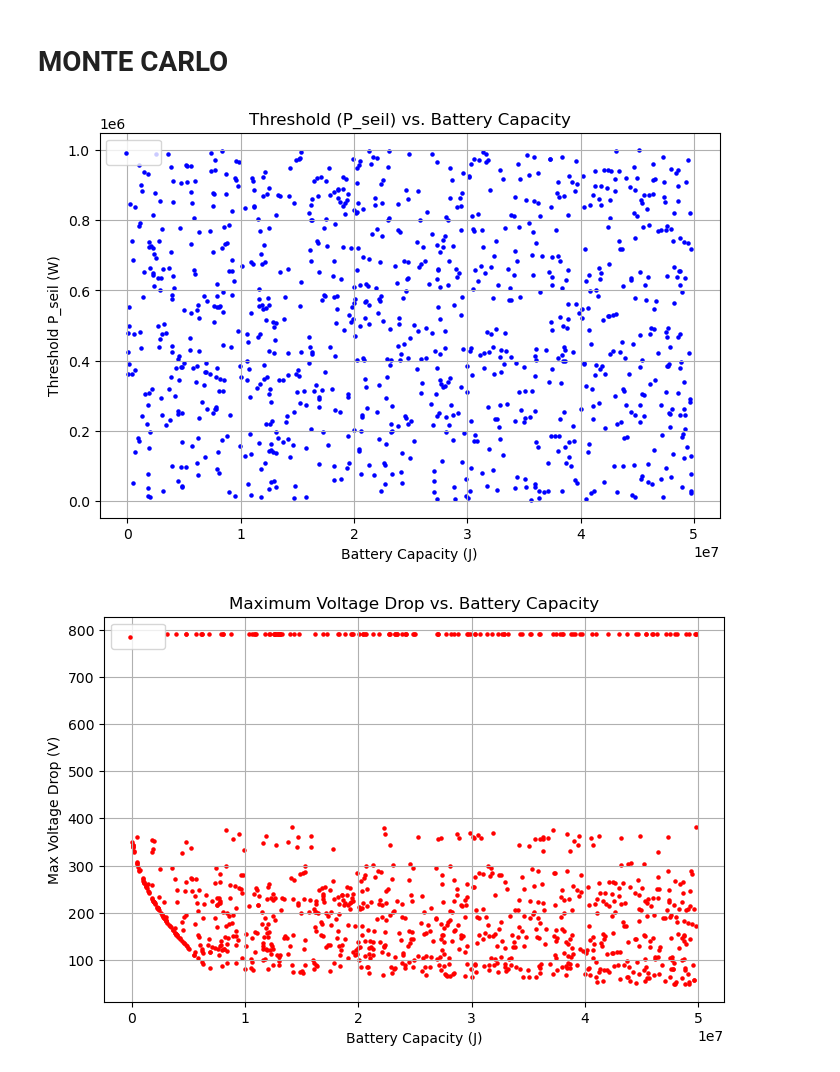
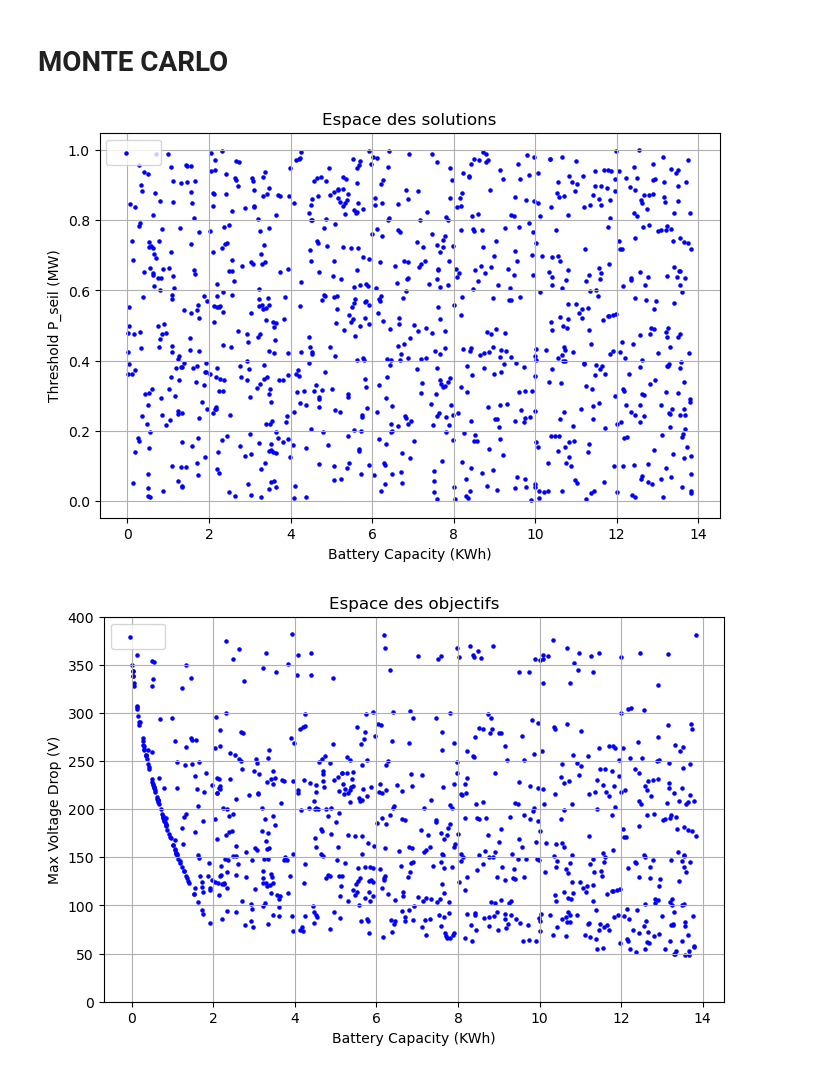
Before and after one commit to Lounes78/Opti_gen_NSGA2, a Jupyter notebook: nouvelle version.ipynb, the cells around one changed output. Cells and saved outputs as stored; diff of their text form; code cells hidden in the pictures.

```diff
--- a/nouvelle version.ipynb
+++ b/nouvelle version.ipynb
@@ -396,33 +396,37 @@ results = run_monte_carlo(
 # %%
 def plot_results(results):
     capacities = [item[0] for item in results]
     p_seils = [item[1] for item in results]
     voltage_drops = [item[2] for item in results]
+
+    capacities_kWh = np.array(capacities) / (3600 * 1000.0)
+    p_seils_MW = np.array(p_seils) / 1e6
     # -----------------------------------
     # Figure 1: Plot of P_seil vs. capacity
     # -----------------------------------
     plt.figure(figsize=(8, 5))
-    plt.scatter(capacities, p_seils, c='blue', s=5, label=' ')
-    plt.title("Threshold (P_seil) vs. Battery Capacity")
-    plt.xlabel("Battery Capacity (J)")
-    plt.ylabel("Threshold P_seil (W)")
+    plt.scatter(capacities_kWh, p_seils_MW, c='blue', s=5, label=' ')
+    plt.title("Espace des solutions")
+    plt.xlabel("Battery Capacity (KWh)")
+    plt.ylabel("Threshold P_seil (MW)")
     plt.grid(True)
     plt.legend()
     plt.show()
 
     # -----------------------------------
     # Figure 2: Plot of max voltage drop vs. capacity
     # -----------------------------------
     plt.figure(figsize=(8, 5))
-    plt.scatter(capacities, voltage_drops, c='red', s=5, label=' ')
-    plt.title("Maximum Voltage Drop vs. Battery Capacity")
-    plt.xlabel("Battery Capacity (J)")
+    plt.scatter(capacities_kWh, voltage_drops, c='blue', s=5, label=' ')
+    plt.title("Espace des objectifs")
+    plt.xlabel("Battery Capacity (KWh)")
     plt.ylabel("Max Voltage Drop (V)")
+    plt.ylim(0, 400)
     plt.grid(True)
     plt.legend()
     plt.show()
 
 plot_results(results)
 # %% [output]
-[figure, old version]
+[figure, new version]
-[figure, old version]
+[figure, new version]
```
Also changed, not shown: parts of 1 cell of this notebook.
